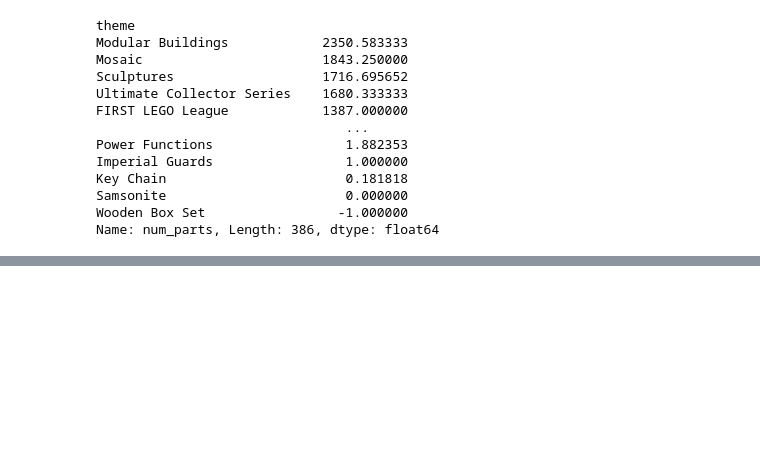
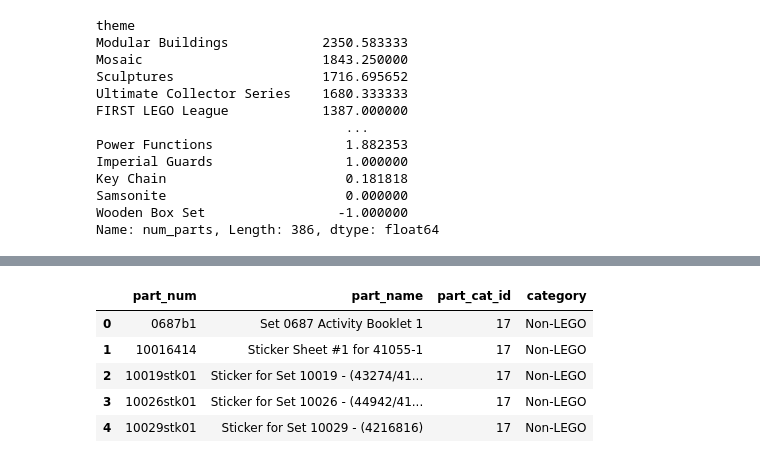
Before and after one commit to iAmBrig12/lego_db_eda, a Jupyter notebook: eda.ipynb, the cells around one changed output, grey strips where cells are left out. Drawn from its saved outputs; the diff is of its cells as text; code cells hidden in the pictures; blank space fills up the shorter version.

```diff
--- a/eda.ipynb
+++ b/eda.ipynb
@@ -136,0 +157,17 @@ Name: num_parts, Length: 386, dtype: float64
+# %%
+# merge parts and category dataframes so each part has a category
+parts_merged = pd.merge(parts, part_categories, left_on='part_cat_id', right_on='id', how='inner')
+
+parts_merged.drop(columns='id', inplace=True)
+
+new_col_names = {'name_x':'part_name', 'name_y':'category'}
+parts_merged.rename(columns=new_col_names, inplace=True)
+# %%
+parts_merged.head()
+# %% [output]
+|  | part_num | part_name | part_cat_id | category |
+| 0 | 0687b1 | Set 0687 Activity Booklet 1 | 17 | Non-LEGO |
+| 1 | 10016414 | Sticker Sheet #1 for 41055-1 | 17 | Non-LEGO |
+| 2 | 10019stk01 | Sticker for Set 10019 - (43274/41... | 17 | Non-LEGO |
+| 3 | 10026stk01 | Sticker for Set 10026 - (44942/41... | 17 | Non-LEGO |
+| 4 | 10029stk01 | Sticker for Set 10029 - (4216816) | 17 | Non-LEGO |
```
Also changed, not shown: parts of 3 cells of this notebook.
